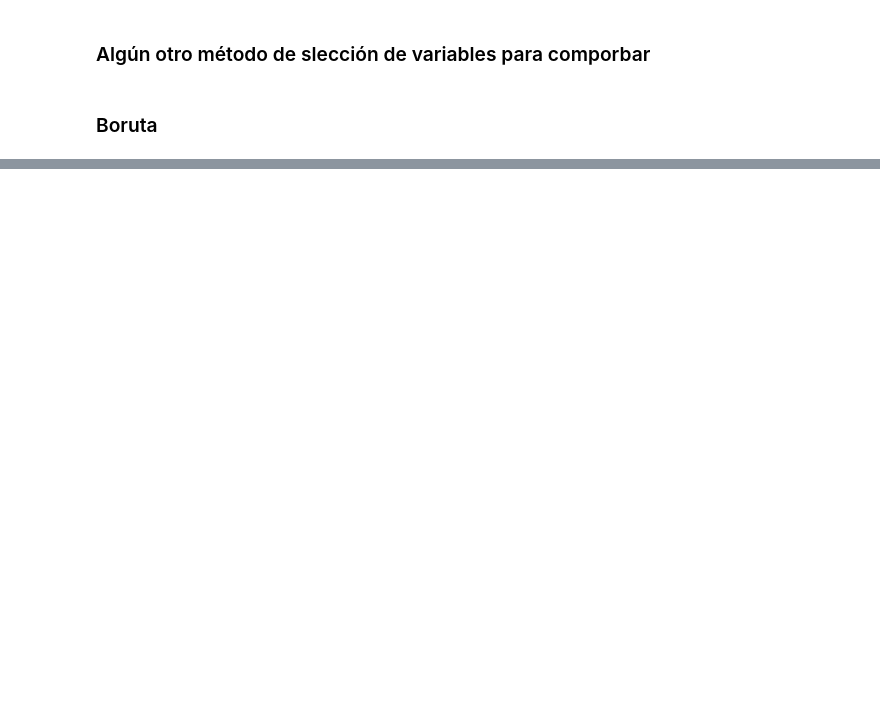
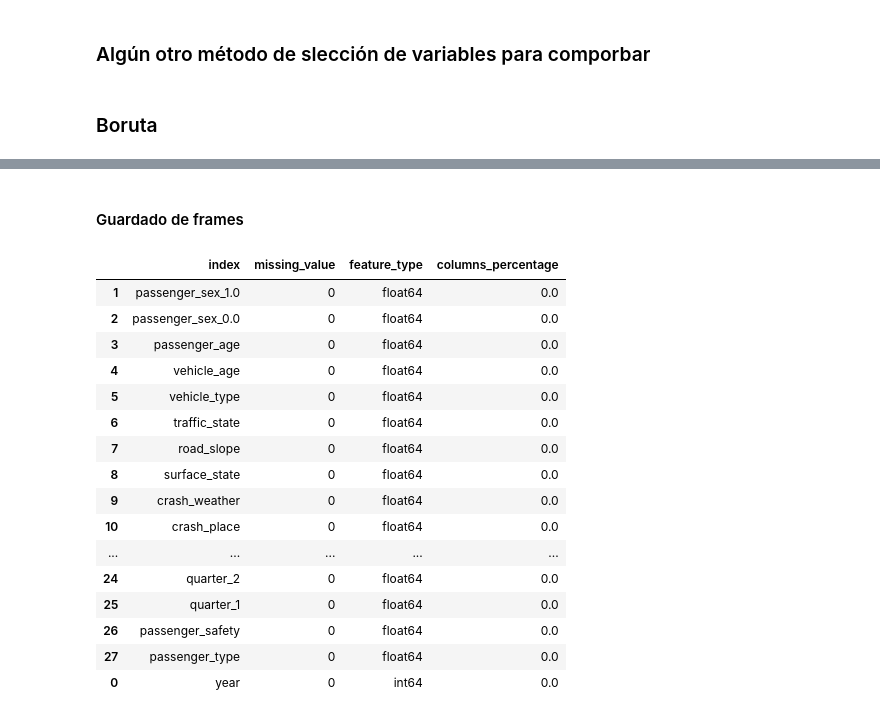
Before and after one commit to AMM53/Accidents-Prediction, a Jupyter notebook: notebooks/FeatureEngineering.ipynb, the cells around one changed output, grey strips where cells are left out. Cells and saved outputs as stored; diff of their text form; code cells hidden in the pictures; blank space fills up the shorter version.

```diff
--- a/notebooks/FeatureEngineering.ipynb
+++ b/notebooks/FeatureEngineering.ipynb
@@ -386,0 +359,28 @@ KeyboardInterrupt:
+# %% [markdown]
+#### Guardado de frames
+# %%
+# Análisis Nulos
+nulos_col = pd.merge(xtrain.isnull().sum().sort_values().to_frame('missing_value').reset_index(),
+         xtrain.dtypes.to_frame('feature_type').reset_index(),
+         on = 'index',
+         how = 'inner')
+nulos_col['columns_percentage'] = nulos_col['missing_value']/xtrain.shape[0]
+nulos_col.sort_values(['missing_value', 'feature_type', 'columns_percentage'], ascending=False)
+# %% [output]
+|  | index | missing_value | feature_type | columns_percentage |
+| 1 | passenger_sex_1.0 | 0 | float64 | 0.0 |
+| 2 | passenger_sex_0.0 | 0 | float64 | 0.0 |
+| 3 | passenger_age | 0 | float64 | 0.0 |
+| 4 | vehicle_age | 0 | float64 | 0.0 |
+| 5 | vehicle_type | 0 | float64 | 0.0 |
+| 6 | traffic_state | 0 | float64 | 0.0 |
+| 7 | road_slope | 0 | float64 | 0.0 |
+| 8 | surface_state | 0 | float64 | 0.0 |
+| 9 | crash_weather | 0 | float64 | 0.0 |
+| 10 | crash_place | 0 | float64 | 0.0 |
+| ... | ... | ... | ... | ... |
+| 24 | quarter_2 | 0 | float64 | 0.0 |
+| 25 | quarter_1 | 0 | float64 | 0.0 |
+| 26 | passenger_safety | 0 | float64 | 0.0 |
+| 27 | passenger_type | 0 | float64 | 0.0 |
+| 0 | year | 0 | int64 | 0.0 |
```
Also changed, not shown: parts of 8 cells of this notebook.
